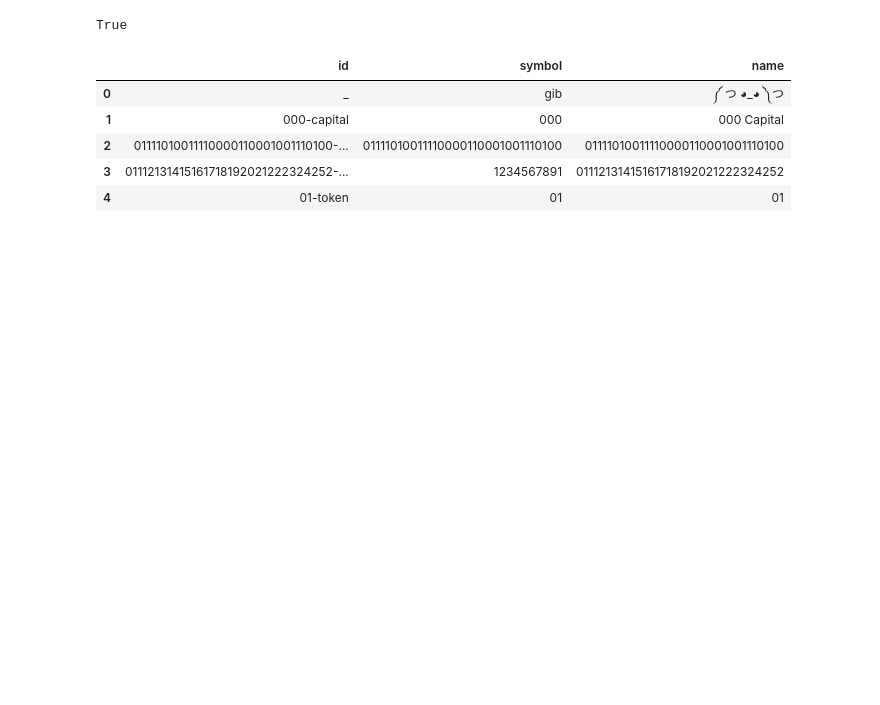
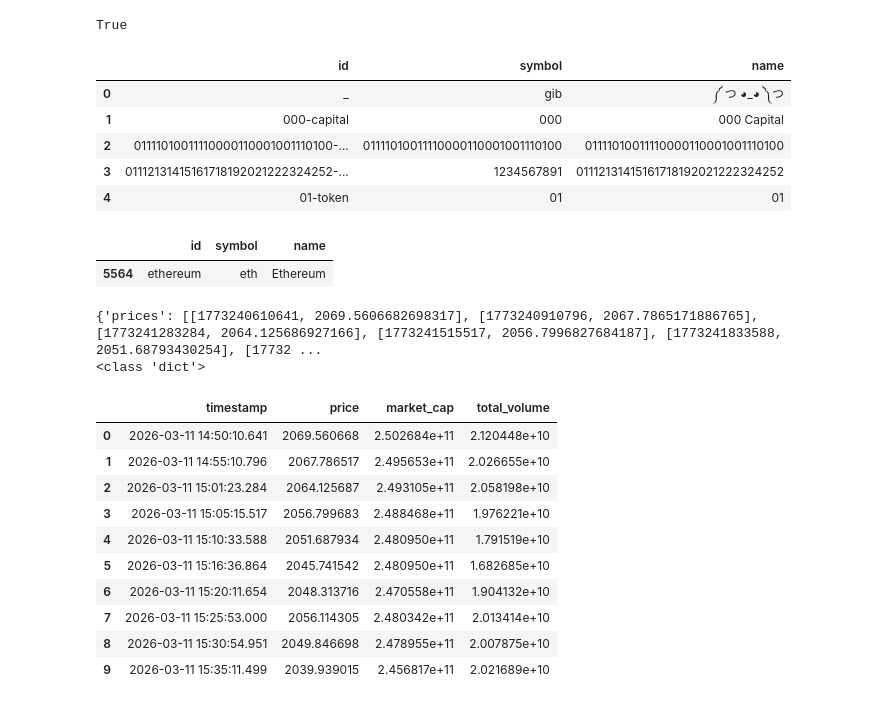
Before and after one commit to jagter4b/crypto-data-pipeline, a Jupyter notebook: src/test.ipynb, the cells around one changed output. Cells and saved outputs as stored; diff of their text form; code cells hidden in the pictures; blank space fills up the shorter version.

```diff
--- a/src/test.ipynb
+++ b/src/test.ipynb
@@ -33,3 +33,68 @@ df.head()
 | 2 | 01111010011110000110001001110100-... | 01111010011110000110001001110100 | 01111010011110000110001001110100 |
 | 3 | 01112131415161718192021222324252-... | 1234567891 | 01112131415161718192021222324252 |
 | 4 | 01-token | 01 | 01 |
+# %%
+df[df['id']=='ethereum']
+# %% [output]
+|  | id | symbol | name |
+| 5564 | ethereum | eth | Ethereum |
+# %%
+# function pulls crypto prices every 5 minute
+coin_id = 'ethereum'
+endpoint = f'/coins/{coin_id}/market_chart'
+url = BASE_URL + endpoint
+params = {
+    'vs_currency': 'usd',
+    'days': 1
+}
+
+headers = {
+
+'accept': "application/json",
+'x-cg-demo-api-key': API_KEY
+
+}
+
+response = requests.get(url, headers=headers, params=params)
+print(response.json())
+
+#df_crypto_price = pd.DataFrame(response.json())
+#print(df_crypto_price.head())
+data = response.json()
+print(type(data))
+prices = data['prices']
+market_caps = data['market_caps']
+total_volumes   = data['total_volumes']
+prices
+market_caps
+total_volumes
+
+df_prices = pd.DataFrame(prices, columns=['timestamp', 'price'])
+df_market_caps = pd.DataFrame(market_caps, columns = ['timestamp', 'market_cap'] )
+df_total_volumes = pd.DataFrame(total_volumes, columns= ['timestamp', 'total_volume'])
+
+df_market_chart= (
+
+ df_prices.merge(df_market_caps, on='timestamp', how='inner')
+.merge(df_total_volumes, on='timestamp', how='inner')
+
+
+)
+
+
+df_market_chart['timestamp'] = pd.to_datetime(df_market_chart['timestamp'], unit='ms')
+df_market_chart.head(10)
+# %% [output]
+{'prices': [[1773240610641, 2069.5606682698317], [1773240910796, 2067.7865171886765], [1773241283284, 2064.125686927166], [1773241515517, 2056.7996827684187], [1773241833588, 2051.68793430254], [17732 ...
+<class 'dict'>
+|  | timestamp | price | market_cap | total_volume |
+| 0 | 2026-03-11 14:50:10.641 | 2069.560668 | 2.502684e+11 | 2.120448e+10 |
+| 1 | 2026-03-11 14:55:10.796 | 2067.786517 | 2.495653e+11 | 2.026655e+10 |
+| 2 | 2026-03-11 15:01:23.284 | 2064.125687 | 2.493105e+11 | 2.058198e+10 |
+| 3 | 2026-03-11 15:05:15.517 | 2056.799683 | 2.488468e+11 | 1.976221e+10 |
+| 4 | 2026-03-11 15:10:33.588 | 2051.687934 | 2.480950e+11 | 1.791519e+10 |
+| 5 | 2026-03-11 15:16:36.864 | 2045.741542 | 2.480950e+11 | 1.682685e+10 |
+| 6 | 2026-03-11 15:20:11.654 | 2048.313716 | 2.470558e+11 | 1.904132e+10 |
+| 7 | 2026-03-11 15:25:53.000 | 2056.114305 | 2.480342e+11 | 2.013414e+10 |
+| 8 | 2026-03-11 15:30:54.951 | 2049.846698 | 2.478955e+11 | 2.007875e+10 |
+| 9 | 2026-03-11 15:35:11.499 | 2039.939015 | 2.456817e+11 | 2.021689e+10 |
```
Also changed, not shown: parts of 3 cells of this notebook.
